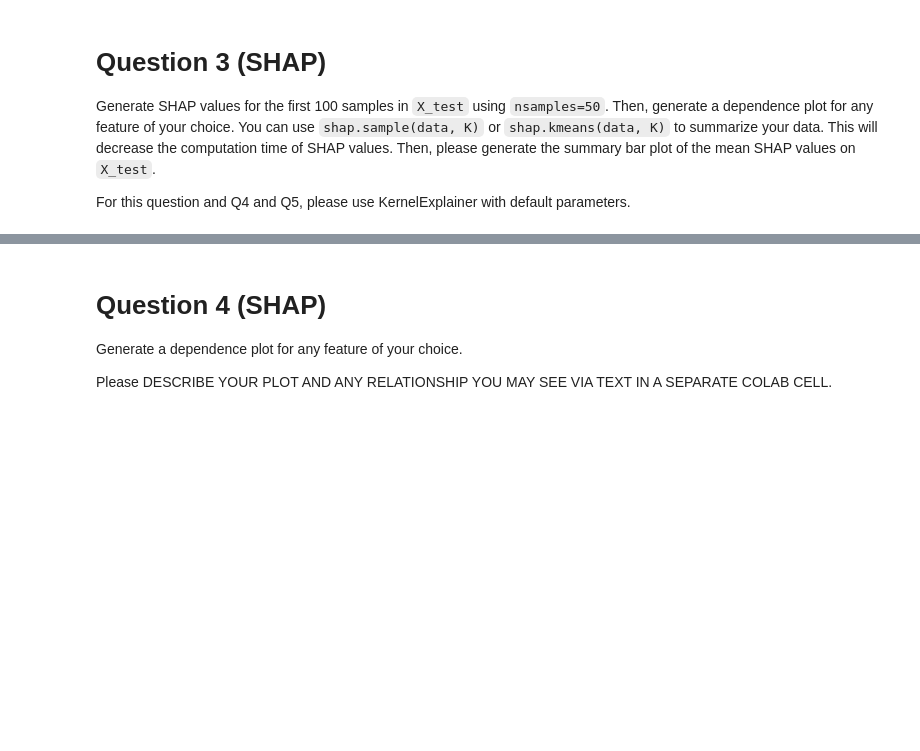
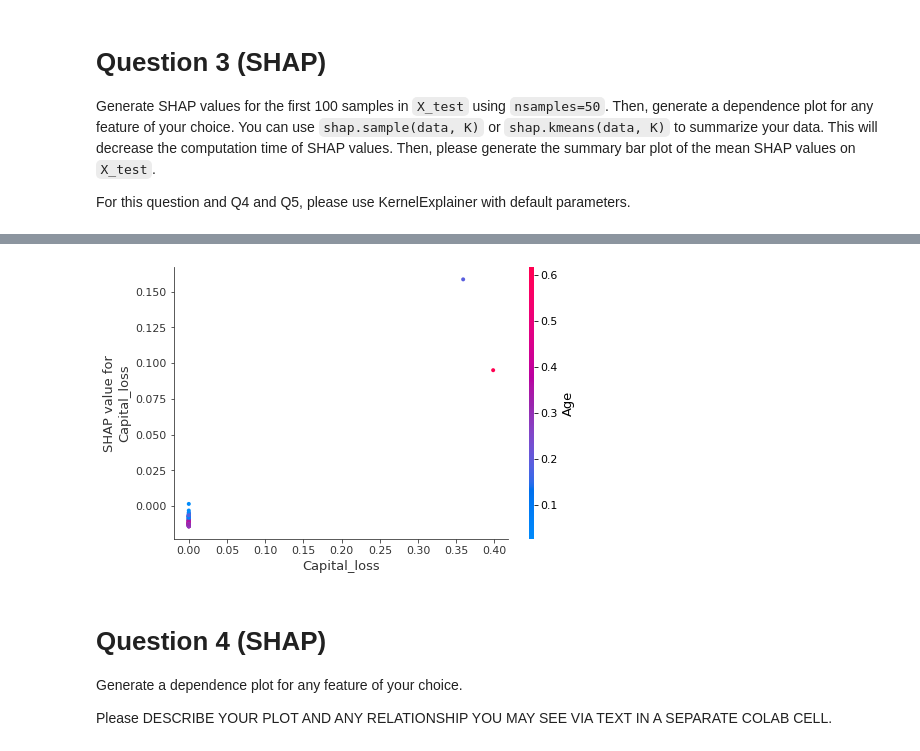
Before and after one commit to VishalShah1999/Visulization_ML, a Jupyter notebook: vs2530_Homework_6.ipynb, the cells around one changed output, grey strips where cells are left out. Saved outputs shown, nothing was run; the diff lists cells and outputs as text; code cells hidden in the pictures; blank space fills up the shorter version.

```diff
--- a/vs2530_Homework_6.ipynb
+++ b/vs2530_Homework_6.ipynb
@@ -106,3 +107,7 @@ Q4: What are downsides to having too high number of features?
 Generate SHAP values for the first 100 samples in `X_test` using `nsamples=50`. Then, generate a dependence plot for any feature of your choice. You can use `shap.sample(data, K)` or `shap.kmeans(data, K)` to summarize your data. This will decrease the computation time of SHAP values. Then, please generate the summary bar plot of the mean SHAP values on `X_test`.
 
 For this question and Q4 and Q5, please use KernelExplainer with default parameters.
+# %%
+import shap
+explainer_shap = shap.KernelExplainer(clf.predict_proba, shap.kmeans(X_test, 100))
+shap_values = explainer_shap.shap_values(X_test[:100], nsamples=50)
@@ -109,3 +133,7 @@ For this question and Q4 and Q5, please use KernelExplainer with default paramet
+# %%
+shap.dependence_plot("Capital_loss", shap_values[1], X_test[:100])
+# %% [output]
+[figure, added]
 # %% [markdown]
 # Question 4 (SHAP)
 
```
Also changed, not shown: parts of 7 cells of this notebook.
